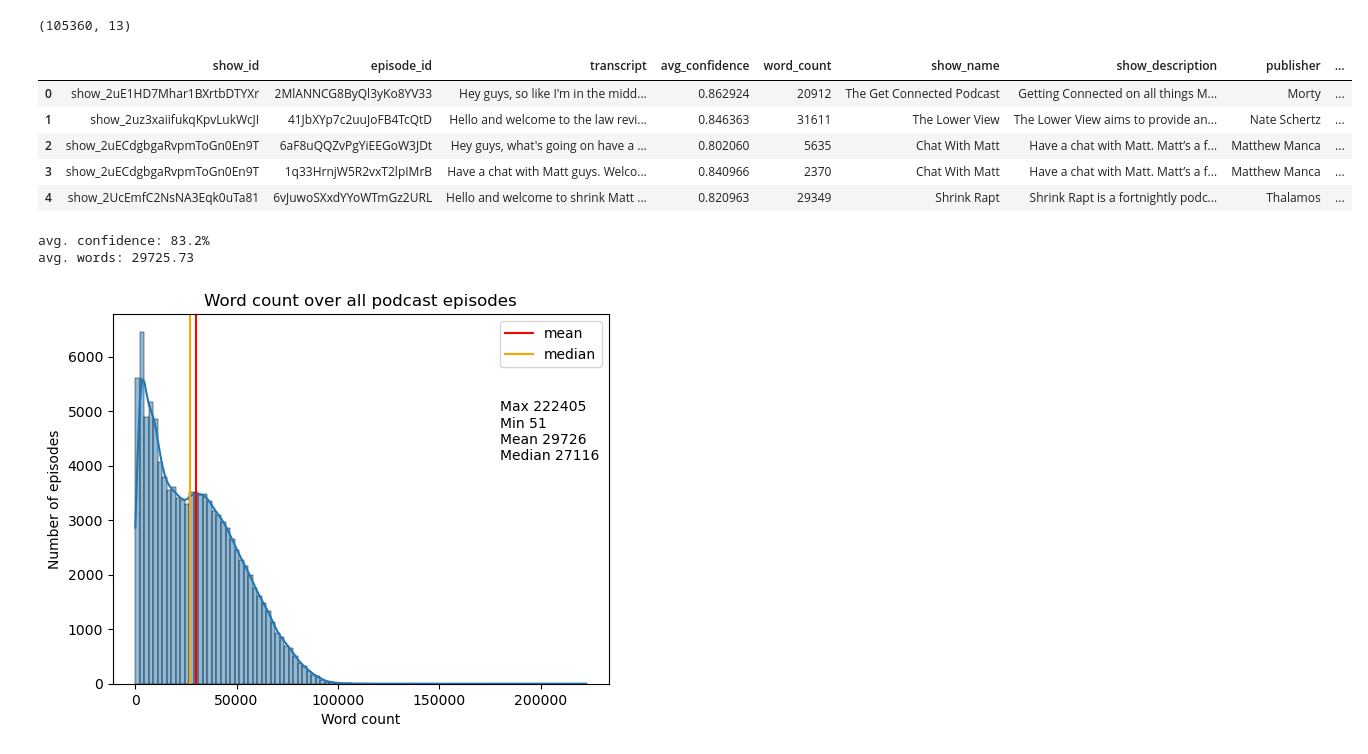
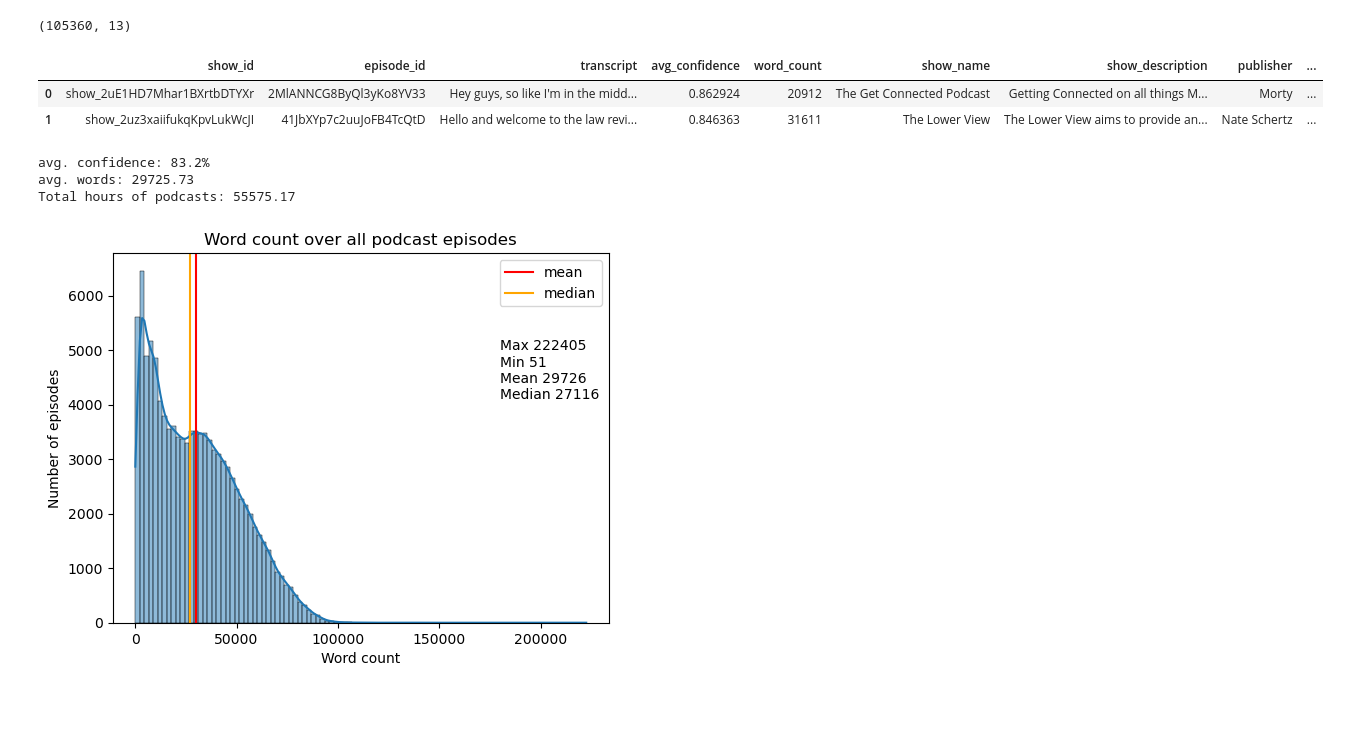
Before and after one commit to OskarMunck/Thesis, a Jupyter notebook: transcripts_EDA.ipynb, the cells around one changed output. Cells and saved outputs as stored; diff of their text form; code cells hidden in the pictures; blank space fills up the shorter version.

```diff
--- a/transcripts_EDA.ipynb
+++ b/transcripts_EDA.ipynb
@@ -6,21 +6,20 @@ import seaborn as sns
 # %%
 t_data = pd.read_csv("transcripts_dataset_final.csv")
 print(t_data.shape)
-t_data.head()
+t_data.head(2)
 # %% [output]
 (105360, 13)
 |  | show_id | episode_id | transcript | avg_confidence | word_count | show_name | show_description | publisher | ... |
 | 0 | show_2uE1HD7Mhar1BXrtbDTYXr | 2MlANNCG8ByQl3yKo8YV33 | Hey guys, so like I'm in the midd... | 0.862924 | 20912 | The Get Connected Podcast | Getting Connected on all things M... | Morty | ... |
 | 1 | show_2uz3xaiifukqKpvLukWcJI | 41JbXYp7c2uuJoFB4TcQtD | Hello and welcome to the law revi... | 0.846363 | 31611 | The Lower View | The Lower View aims to provide an... | Nate Schertz | ... |
-| 2 | show_2uECdgbgaRvpmToGn0En9T | 6aF8uQQZvPgYiEEGoW3JDt | Hey guys, what's going on have a ... | 0.802060 | 5635 | Chat With Matt | Have a chat with Matt. Matt’s a f... | Matthew Manca | ... |
-| 3 | show_2uECdgbgaRvpmToGn0En9T | 1q33HrnjW5R2vxT2lpIMrB | Have a chat with Matt guys. Welco... | 0.840966 | 2370 | Chat With Matt | Have a chat with Matt. Matt’s a f... | Matthew Manca | ... |
-| 4 | show_2UcEmfC2NsNA3Eqk0uTa81 | 6vJuwoSXxdYYoWTmGz2URL | Hello and welcome to shrink Matt ... | 0.820963 | 29349 | Shrink Rapt | Shrink Rapt is a fortnightly podc... | Thalamos | ... |
 # %%
 print(f"avg. confidence: {np.mean(t_data.avg_confidence):.1%}")
 print(f"avg. words: {np.mean(t_data.word_count):.2f}")
+print(f"Total hours of podcasts: {t_data.duration.sum()/60:.2f}")
 # %% [output]
 avg. confidence: 83.2%
 avg. words: 29725.73
+Total hours of podcasts: 55575.17
 # %%
 sns.histplot(t_data.word_count, bins = 100, kde = True)
 plt.axvline(np.mean(t_data.word_count), color = "r", label = "mean")
```
